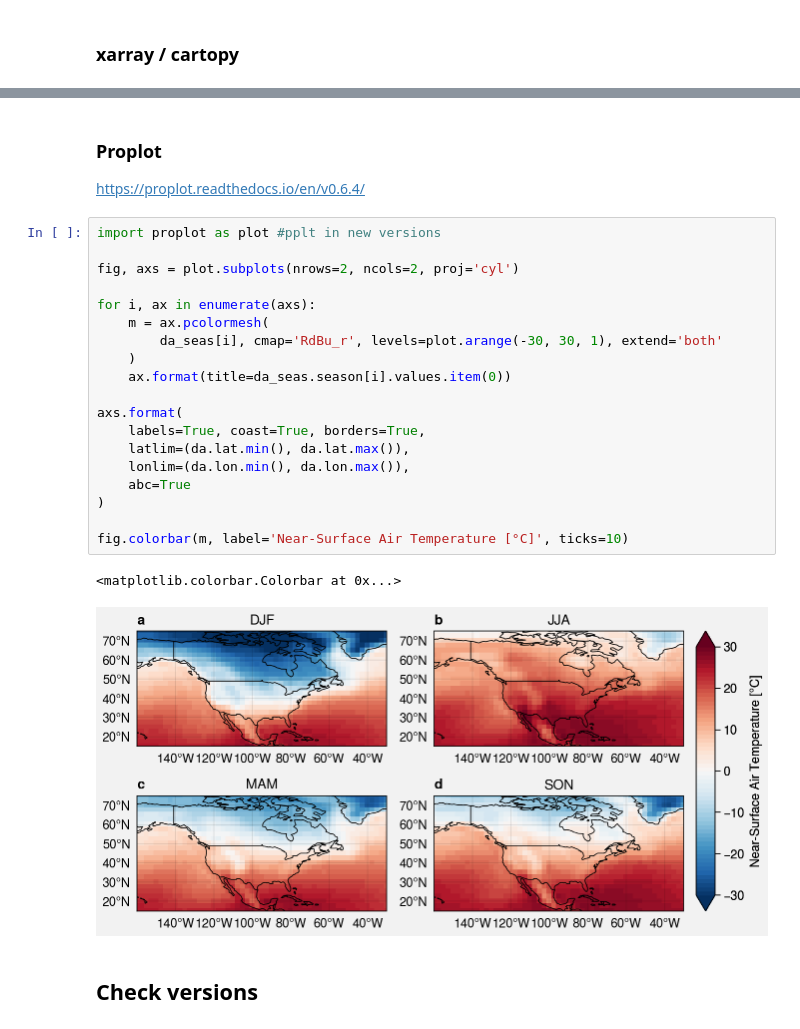
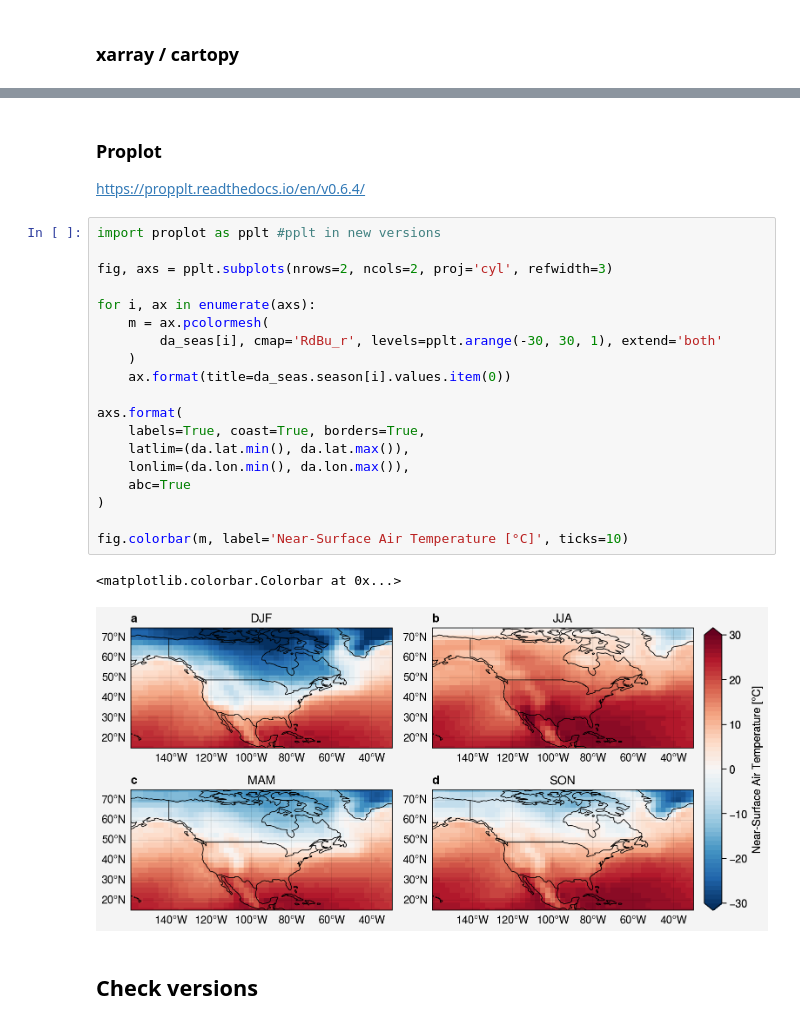
Before and after one commit to mickaellalande/Numerilab, a Jupyter notebook: 01_xarray_get_started.ipynb, the cells around one changed output, grey strips where cells are left out. Saved outputs shown, nothing was run; the diff lists cells and outputs as text.

```diff
--- a/01_xarray_get_started.ipynb
+++ b/01_xarray_get_started.ipynb
@@ -348,28 +349,28 @@ for ax in p.axes.flat:
 # %% [markdown]
 ### Proplot
-https://proplot.readthedocs.io/en/v0.6.4/
+https://propplt.readthedocs.io/en/v0.6.4/
 # %%
-import proplot as plot #pplt in new versions
+import proplot as pplt #pplt in new versions
 
-fig, axs = plot.subplots(nrows=2, ncols=2, proj='cyl')
+fig, axs = pplt.subplots(nrows=2, ncols=2, proj='cyl', refwidth=3)
 
 for i, ax in enumerate(axs):
     m = ax.pcolormesh(
-        da_seas[i], cmap='RdBu_r', levels=plot.arange(-30, 30, 1), extend='both'
+        da_seas[i], cmap='RdBu_r', levels=pplt.arange(-30, 30, 1), extend='both'
     )
     ax.format(title=da_seas.season[i].values.item(0))
 
 axs.format(
     labels=True, coast=True, borders=True,
     latlim=(da.lat.min(), da.lat.max()),
     lonlim=(da.lon.min(), da.lon.max()),
     abc=True
 )
 
 fig.colorbar(m, label='Near-Surface Air Temperature [°C]', ticks=10)
 # %% [output]
 <matplotlib.colorbar.Colorbar at 0x...>
-[figure, old version]
+[figure, new version]
 # %% [markdown]
 ## Check versions
 # %% [markdown]
```
Also changed, not shown: parts of 16 cells of this notebook, 4 other files.
